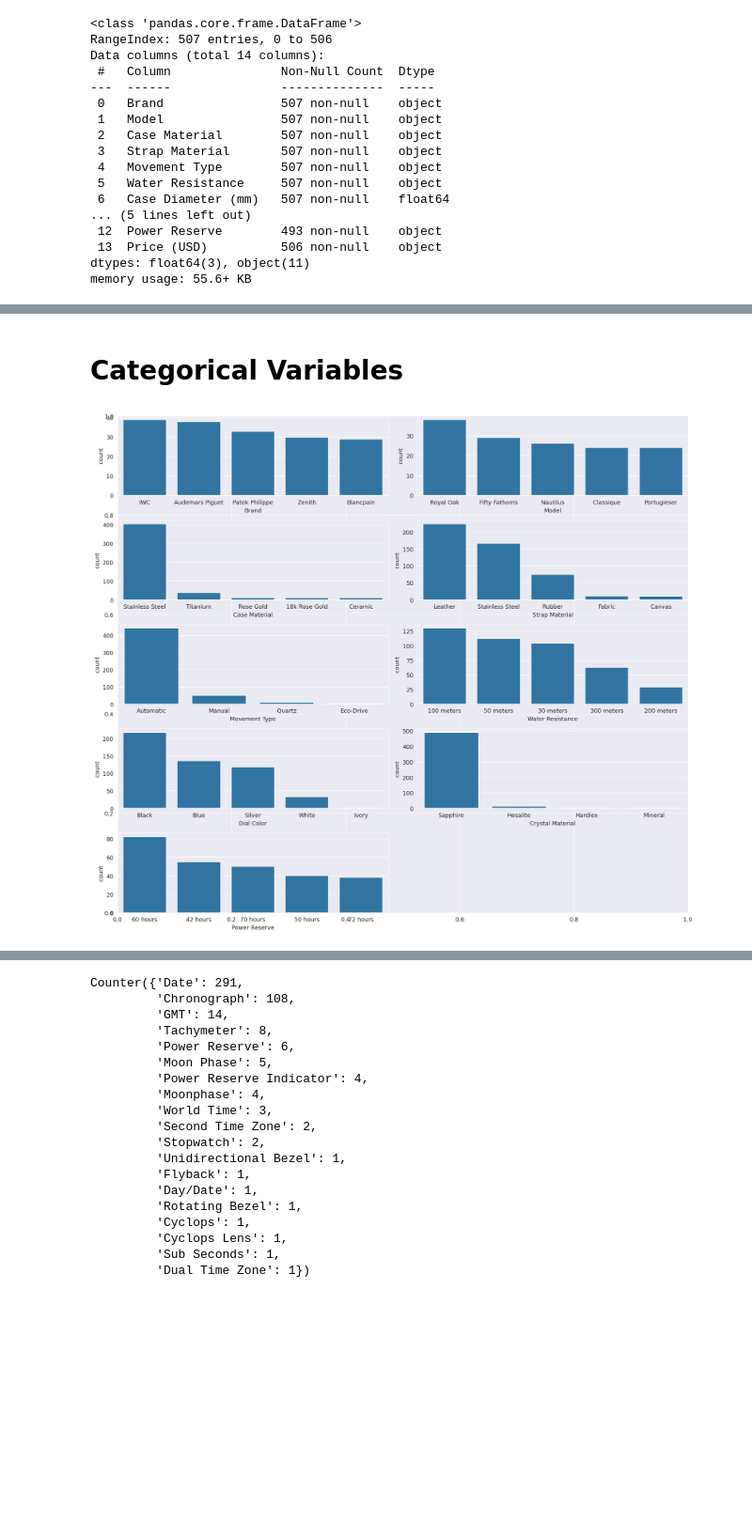
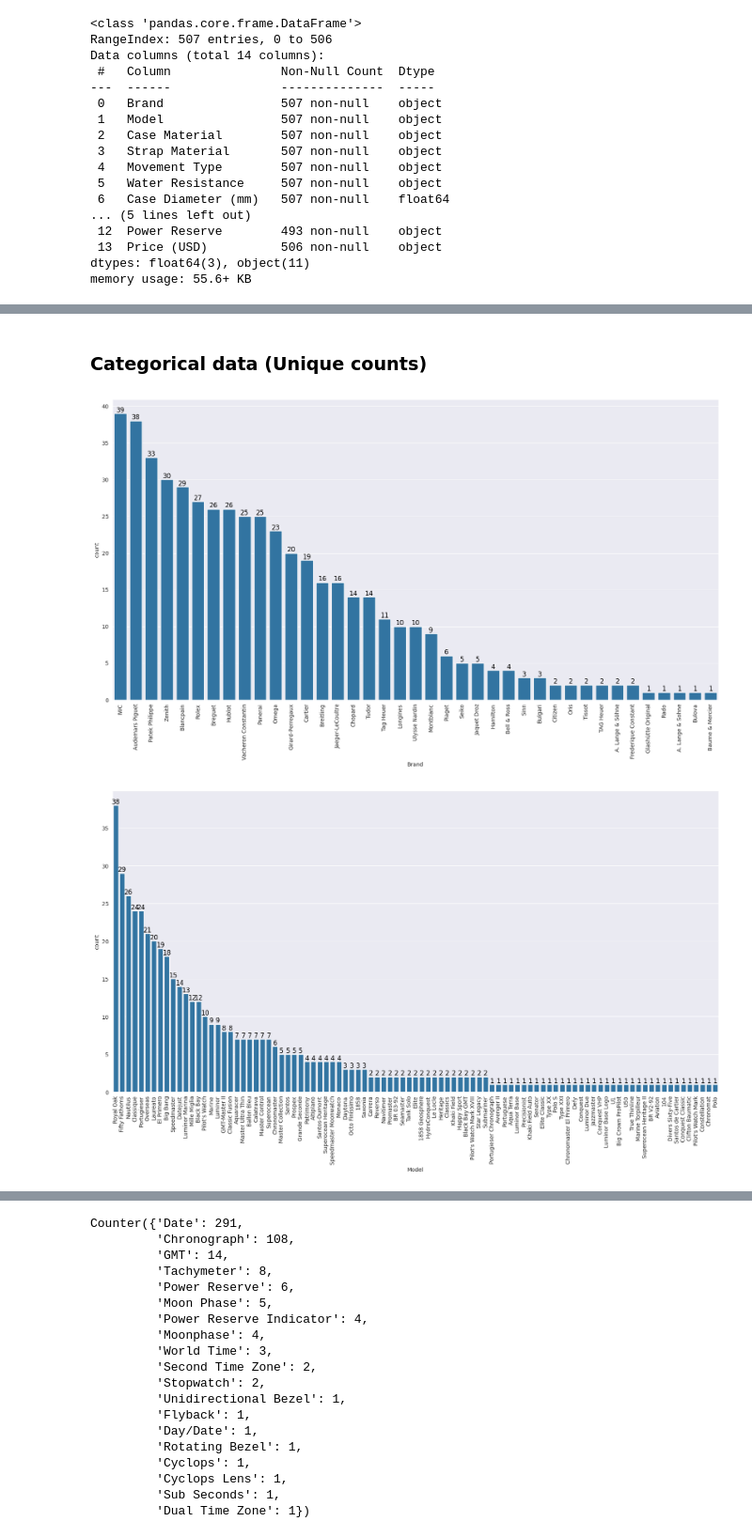
Before and after one commit to DonaJankova97/watch-price-prediction, a Jupyter notebook: model/eda.ipynb, the cells around one changed output, grey strips where cells are left out. Shown at 94% size. Drawn from its saved outputs; the diff is of its cells as text; code cells hidden in the pictures; blank space fills up the shorter version.

Commit message:
eda and model changes

```diff
--- a/model/eda.ipynb
+++ b/model/eda.ipynb
@@ -70,0 +49,19 @@ From the graph above, we see that most of the luxury watch cost around 5000-1000
+# %%
+df['Price (USD)'] = df['Price (USD)'].apply(lambda x: float(str(x).replace(',','')))
+
+df['Water Resistance'] = df['Water Resistance'].apply(lambda x: float(str(x).replace('meters', '')))
+
+# Function to convert days to hours
+def convert_days_to_hours(value):
+    if pd.notna(value):  # Check if the value is not NaN
+        if 'days' in value:
+            days = int(value.split()[0])
+            return days * 24
+        elif 'hours' in value:
+            return int(value.split()[0])
+        else: return np.nan
+    else:
+        return value  # Return NaN if the input is NaN
+# Apply the function to the 'Power Reserve' column
+df['Power Reserve'] = df['Power Reserve'].apply(convert_days_to_hours)
+df['Power Reserve'] = df['Power Reserve'].apply(lambda x: float(str(x).replace('hours', '')))
@@ -70,0 +130,3 @@ From the graph above, we see that most of the luxury watch cost around 5000-1000
+# %%
+catcols = list(df.select_dtypes(include=['object']).columns)
+numcols = list(df.select_dtypes(include=['float64','int']).columns)
@@ -71,12 +156,14 @@ From the graph above, we see that most of the luxury watch cost around 5000-1000
 # %% [markdown]
-# Categorical Variables
+### Categorical data (Unique counts)
-# %%
-col = ['Brand','Model','Case Material','Strap Material','Movement Type','Water Resistance','Dial Color','Crystal Material','Power Reserve']
-fig,ax = plt.subplots(dpi=128, figsize=(15,13))
-for num,i in enumerate(col,1):
-    plt.subplot(5,2,num)
-    sns.countplot(x=df[i],data=df,order=df[i].value_counts().head().index)
-plt.tight_layout()
-plt.show()
-# %% [output]
-[figure, removed]
+# %%
+for num,i in enumerate(catcols,1):
+    plt.figure(figsize=(20, 10))
+    ax = sns.countplot(x=df[i],data=df,order=df[i].value_counts().index)
+    plt.xticks(rotation=90)
+    for p in ax.patches:
+        ax.text(p.get_x() + p.get_width() / 2., p.get_height(), '%d' % int(p.get_height()),
+            fontsize=12, color='black', ha='center', va='bottom')
+    plt.show()
+# %% [output]
+[figure, added]
+[figure, added]
```
Also changed, not shown: parts of 32 cells of this notebook, 3 other files.
